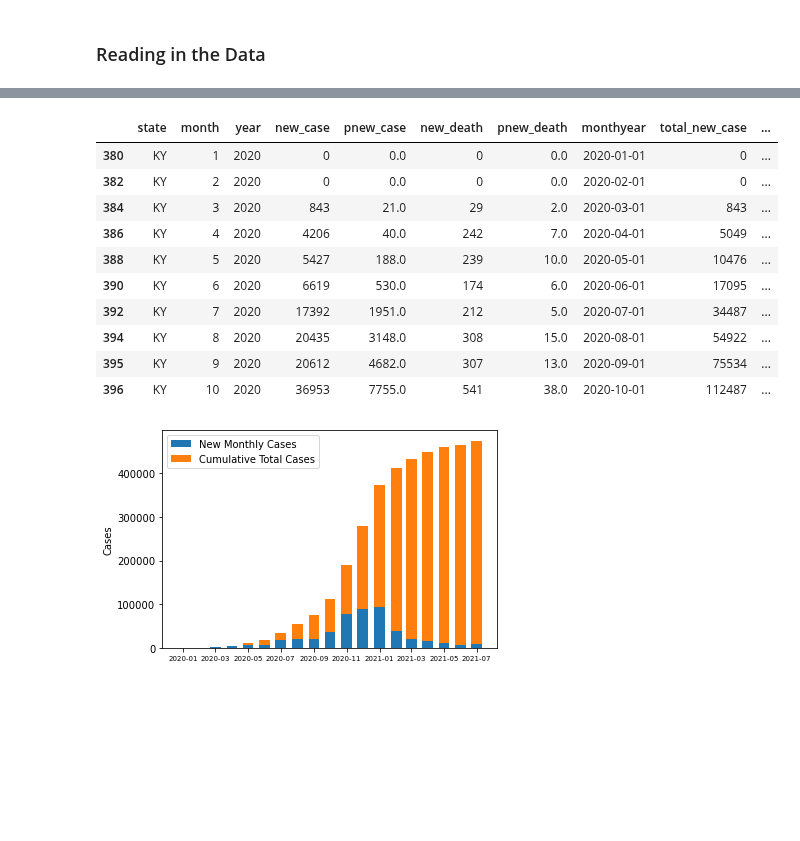
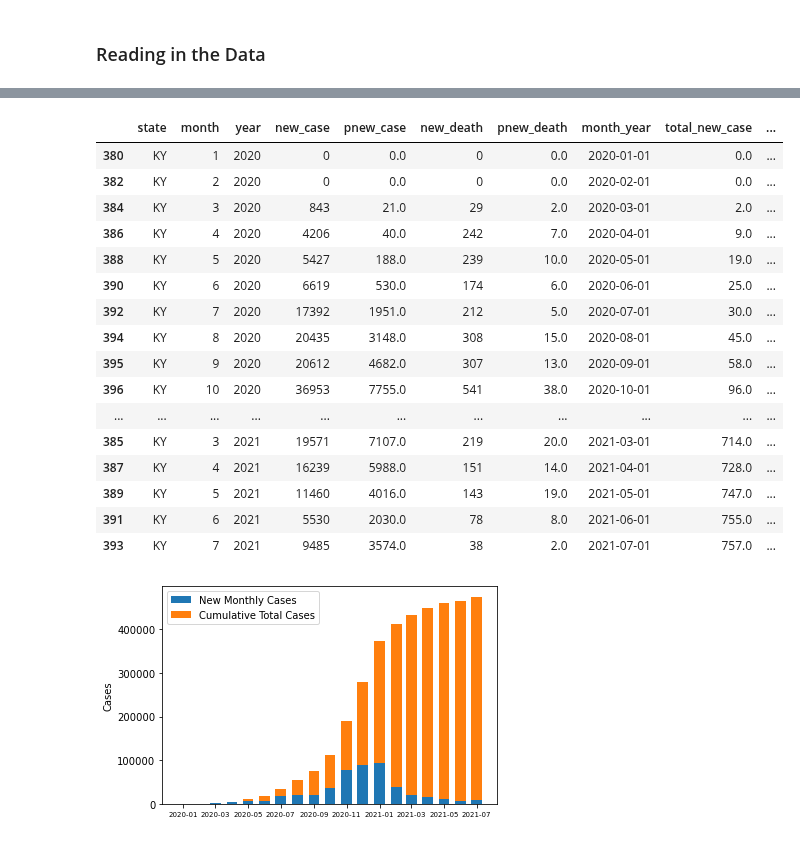
Before and after one commit to arquillen-py/jupyter-books, a Jupyter notebook: covidky.ipynb, the cells around one changed output, grey strips where cells are left out. Cells and saved outputs as stored; diff of their text form; code cells hidden in the pictures; blank space fills up the shorter version.

Commit message:
Markdown and filename changes, plus index changes

```diff
--- a/covidky.ipynb
+++ b/covidky.ipynb
@@ -50,0 +69,5 @@ display(df.tail(5)) # Tail rather than head; the first rows in the data start on
+# %%
+dfGroupedMonthYearState = df.groupby(by = [df["state"], df.index.month, df.index.year]).sum() # Group by state, month, year, and sum the results
+dfGroupedMonthYearState.index.names = ["state", "month", "year"] # Rename the indices, as they can't be reset if they match an already existing column
+dfGroupedMonthYearState = dfGroupedMonthYearState.reset_index() # Resets the indices to the default. Gives us state, month, and year as 3 new columns
+dfGroupedMonthYearState.head(10)
@@ -51,35 +86,37 @@ display(df.tail(5)) # Tail rather than head; the first rows in the data start on
 # %%
-df["submission_date"] = pd.to_datetime(df["submission_date"], format = "%m/%d/%y")
-df.index = df["submission_date"]
-dfGroupedMYS = df.groupby(by = [df["state"], df.index.month, df.index.year]).sum()
+# Filter to include only Kentucky, and filter further to include only new cases and deaths, potential and confirmed. Sort by date and create new columns for a cumulative bar graph
+dfKy = dfGroupedMonthYearState[dfGroupedMonthYearState["state"] == "KY"]
+dfKy = dfKy.filter(items = ["state", "month", "year", "new_case", "pnew_case", "new_death", "pnew_death"])
+dfKy["month_year"] = dfKy["month"].astype(str) + "/" + dfKy["year"].astype(str)
+dfKy["month_year"] = pd.to_datetime(dfKy["month_year"])
+dfKy = dfKy.sort_values(by = ["month_year"])
 
-dfGroupedMYS.to_csv("Datasets/covidstates.csv")
-dfStates = pd.read_csv("Datasets/covidstates.csv")
+new_cols = ['total_new_case', 'total_pnew_case', 'total_new_death', 'total_pnew_death']
+for col in new_cols:
+    dfKy[col] = dfKy['new_case'].cumsum()
+    dfKy[col] = dfKy['pnew_case'].cumsum()
+    dfKy[col] = dfKy['new_death'].cumsum()
+    dfKy[col] = dfKy['pnew_death'].cumsum()
+dfKy['prev_new_case'] = dfKy['new_case'].cumsum() - dfKy["new_case"]
 
-# Filter to only Kentucky, and filter further to include only (potential) new cases and deaths. Sort by date and create new columns for a cumulative bar graph
-dfKy = dfStates[dfStates["state"] == "KY"]
-dfKy = dfKy.rename(columns={"submission_date": "month", "submission_date.1": "year"})
-dfKy = dfKy.filter(items = ["state", "month", "year", "new_case", "pnew_case", "new_death", "pnew_death"])
-dfKy["monthyear"] = dfKy["month"].astype(str) + "/" + dfKy["year"].astype(str)
-dfKy["monthyear"] = pd.to_datetime(dfKy["monthyear"])
-dfKy = dfKy.sort_values(by = ["monthyear"])
-dfKy["total_new_case"] = dfKy['new_case'].cumsum()
-dfKy["prev_new_case"] = dfKy['new_case'].cumsum() - dfKy["new_case"]
-dfKy["total_pnew_case"] = dfKy['pnew_case'].cumsum()
-dfKy["total_new_death"] = dfKy['new_death'].cumsum()
-dfKy["total_pnew_death"] = dfKy['pnew_death'].cumsum()
-dfKy.head(10)
+dfKy.head(20)
 # %% [output]
-|  | state | month | year | new_case | pnew_case | new_death | pnew_death | monthyear | total_new_case | ... |
-| 380 | KY | 1 | 2020 | 0 | 0.0 | 0 | 0.0 | 2020-01-01 | 0 | ... |
-| 382 | KY | 2 | 2020 | 0 | 0.0 | 0 | 0.0 | 2020-02-01 | 0 | ... |
-| 384 | KY | 3 | 2020 | 843 | 21.0 | 29 | 2.0 | 2020-03-01 | 843 | ... |
-| 386 | KY | 4 | 2020 | 4206 | 40.0 | 242 | 7.0 | 2020-04-01 | 5049 | ... |
-| 388 | KY | 5 | 2020 | 5427 | 188.0 | 239 | 10.0 | 2020-05-01 | 10476 | ... |
-| 390 | KY | 6 | 2020 | 6619 | 530.0 | 174 | 6.0 | 2020-06-01 | 17095 | ... |
-| 392 | KY | 7 | 2020 | 17392 | 1951.0 | 212 | 5.0 | 2020-07-01 | 34487 | ... |
-| 394 | KY | 8 | 2020 | 20435 | 3148.0 | 308 | 15.0 | 2020-08-01 | 54922 | ... |
-| 395 | KY | 9 | 2020 | 20612 | 4682.0 | 307 | 13.0 | 2020-09-01 | 75534 | ... |
-| 396 | KY | 10 | 2020 | 36953 | 7755.0 | 541 | 38.0 | 2020-10-01 | 112487 | ... |
+|  | state | month | year | new_case | pnew_case | new_death | pnew_death | month_year | total_new_case | ... |
+| 380 | KY | 1 | 2020 | 0 | 0.0 | 0 | 0.0 | 2020-01-01 | 0.0 | ... |
+| 382 | KY | 2 | 2020 | 0 | 0.0 | 0 | 0.0 | 2020-02-01 | 0.0 | ... |
+| 384 | KY | 3 | 2020 | 843 | 21.0 | 29 | 2.0 | 2020-03-01 | 2.0 | ... |
+| 386 | KY | 4 | 2020 | 4206 | 40.0 | 242 | 7.0 | 2020-04-01 | 9.0 | ... |
+| 388 | KY | 5 | 2020 | 5427 | 188.0 | 239 | 10.0 | 2020-05-01 | 19.0 | ... |
+| 390 | KY | 6 | 2020 | 6619 | 530.0 | 174 | 6.0 | 2020-06-01 | 25.0 | ... |
+| 392 | KY | 7 | 2020 | 17392 | 1951.0 | 212 | 5.0 | 2020-07-01 | 30.0 | ... |
+| 394 | KY | 8 | 2020 | 20435 | 3148.0 | 308 | 15.0 | 2020-08-01 | 45.0 | ... |
+| 395 | KY | 9 | 2020 | 20612 | 4682.0 | 307 | 13.0 | 2020-09-01 | 58.0 | ... |
+| 396 | KY | 10 | 2020 | 36953 | 7755.0 | 541 | 38.0 | 2020-10-01 | 96.0 | ... |
+| ... | ... | ... | ... | ... | ... | ... | ... | ... | ... | ... |
+| 385 | KY | 3 | 2021 | 19571 | 7107.0 | 219 | 20.0 | 2021-03-01 | 714.0 | ... |
+| 387 | KY | 4 | 2021 | 16239 | 5988.0 | 151 | 14.0 | 2021-04-01 | 728.0 | ... |
+| 389 | KY | 5 | 2021 | 11460 | 4016.0 | 143 | 19.0 | 2021-05-01 | 747.0 | ... |
+| 391 | KY | 6 | 2021 | 5530 | 2030.0 | 78 | 8.0 | 2021-06-01 | 755.0 | ... |
+| 393 | KY | 7 | 2021 | 9485 | 3574.0 | 38 | 2.0 | 2021-07-01 | 757.0 | ... |
 # %%
 # Create cumulative bar graph displaying portion of new cases compared to overall cases per month
```
Also changed, not shown: parts of 11 cells of this notebook, 1 other file.
